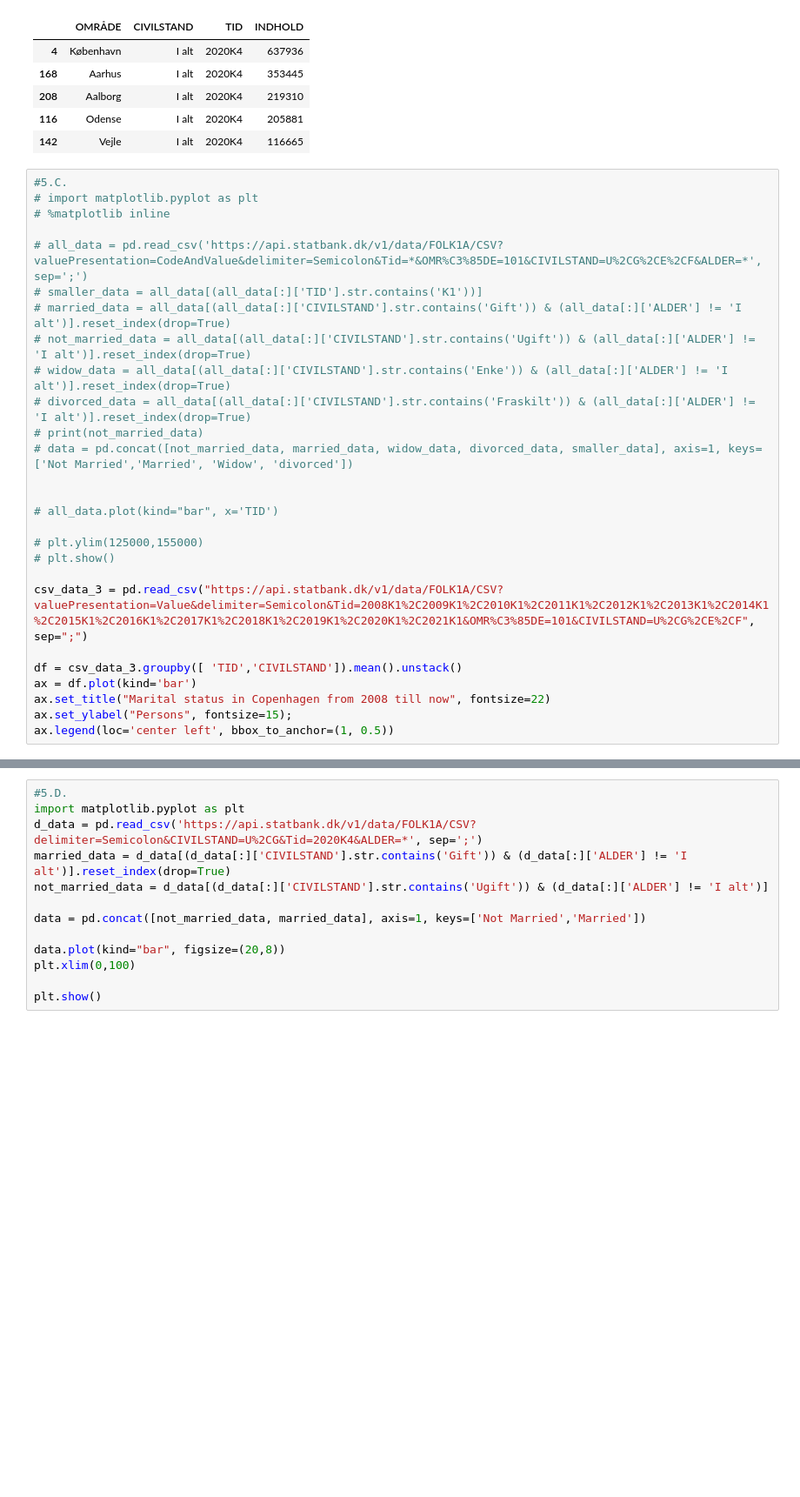
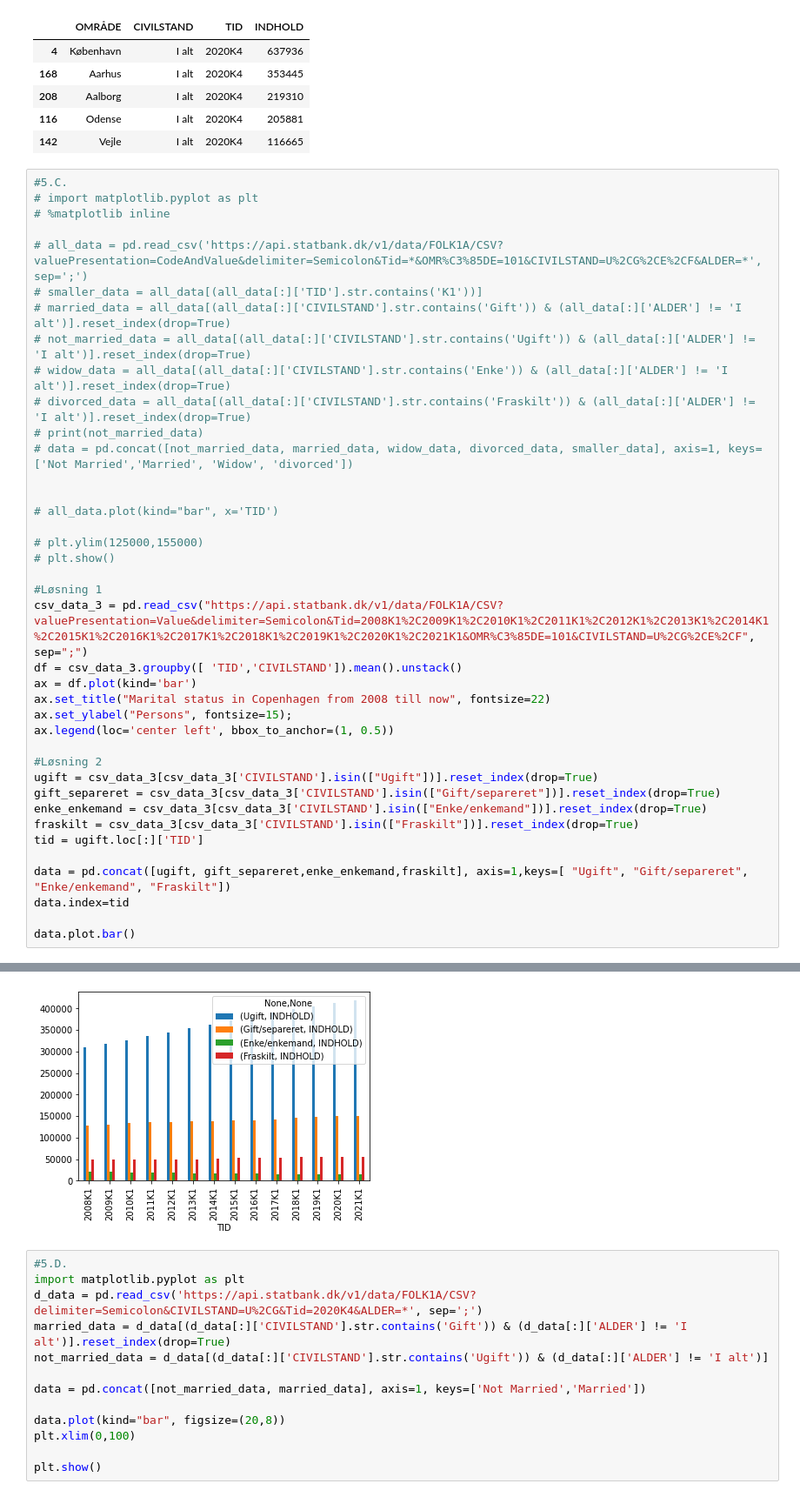
Before and after one commit to KingBendico/python_handin, a Jupyter notebook: Week_5.ipynb, the cells around one changed output, grey strips where cells are left out. Shown at 87% size. Saved outputs shown, nothing was run; the diff lists cells and outputs as text; blank space fills up the shorter version.

```diff
--- a/Week_5.ipynb
+++ b/Week_5.ipynb
@@ -117,11 +117,23 @@ Of the 5 biggest cities, København has the largest unmarried rate, with 65.49%
 # plt.ylim(125000,155000)
 # plt.show()
 
+#Løsning 1
 csv_data_3 = pd.read_csv("https://api.statbank.dk/v1/data/FOLK1A/CSV?valuePresentation=Value&delimiter=Semicolon&Tid=2008K1%2C2009K1%2C2010K1%2C2011K1%2C2012K1%2C2013K1%2C2014K1%2C2015K1%2C2016K1%2C2017K1%2C2018K1%2C2019K1%2C2020K1%2C2021K1&OMR%C3%85DE=101&CIVILSTAND=U%2CG%2CE%2CF", sep=";")
-
 df = csv_data_3.groupby([ 'TID','CIVILSTAND']).mean().unstack()
 ax = df.plot(kind='bar')
 ax.set_title("Marital status in Copenhagen from 2008 till now", fontsize=22)
 ax.set_ylabel("Persons", fontsize=15);
 ax.legend(loc='center left', bbox_to_anchor=(1, 0.5))
+
+#Løsning 2
+ugift = csv_data_3[csv_data_3['CIVILSTAND'].isin(["Ugift"])].reset_index(drop=True)
+gift_separeret = csv_data_3[csv_data_3['CIVILSTAND'].isin(["Gift/separeret"])].reset_index(drop=True)
+enke_enkemand = csv_data_3[csv_data_3['CIVILSTAND'].isin(["Enke/enkemand"])].reset_index(drop=True)
+fraskilt = csv_data_3[csv_data_3['CIVILSTAND'].isin(["Fraskilt"])].reset_index(drop=True)
+tid = ugift.loc[:]['TID']
+
+data = pd.concat([ugift, gift_separeret,enke_enkemand,fraskilt], axis=1,keys=[ "Ugift", "Gift/separeret", "Enke/enkemand", "Fraskilt"])
+data.index=tid
+
+data.plot.bar()
 # %% [output]
@@ -129,4 +141,5 @@ ax.legend(loc='center left', bbox_to_anchor=(1, 0.5))
 [figure]
+[figure, added]
 # %%
 #5.D.
 import matplotlib.pyplot as plt
```
Also changed, not shown: parts of 2 cells of this notebook.
